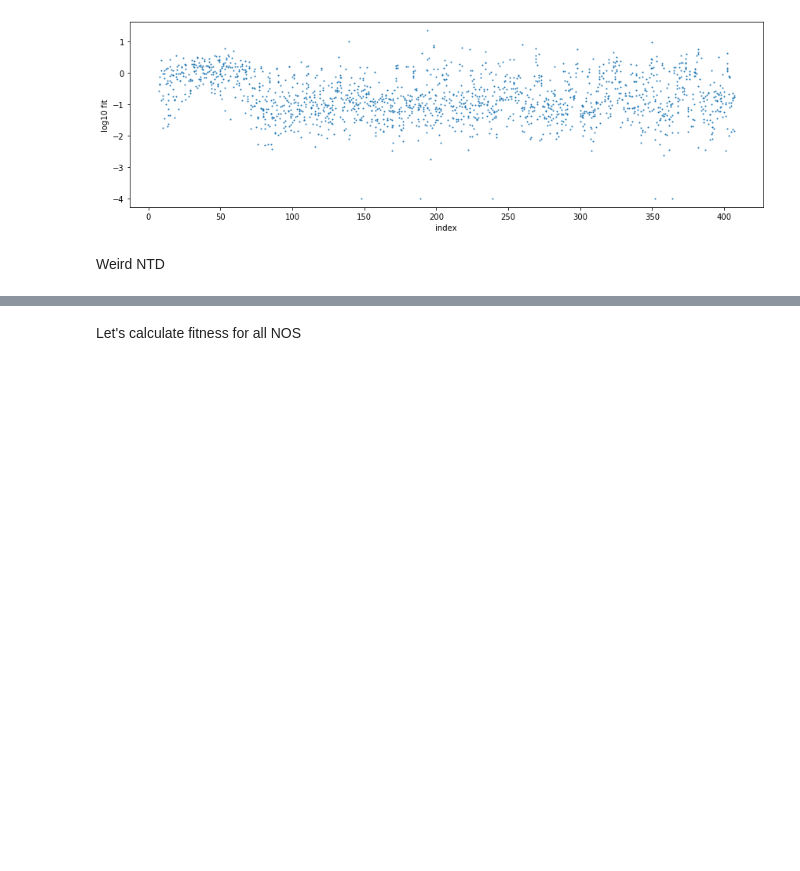
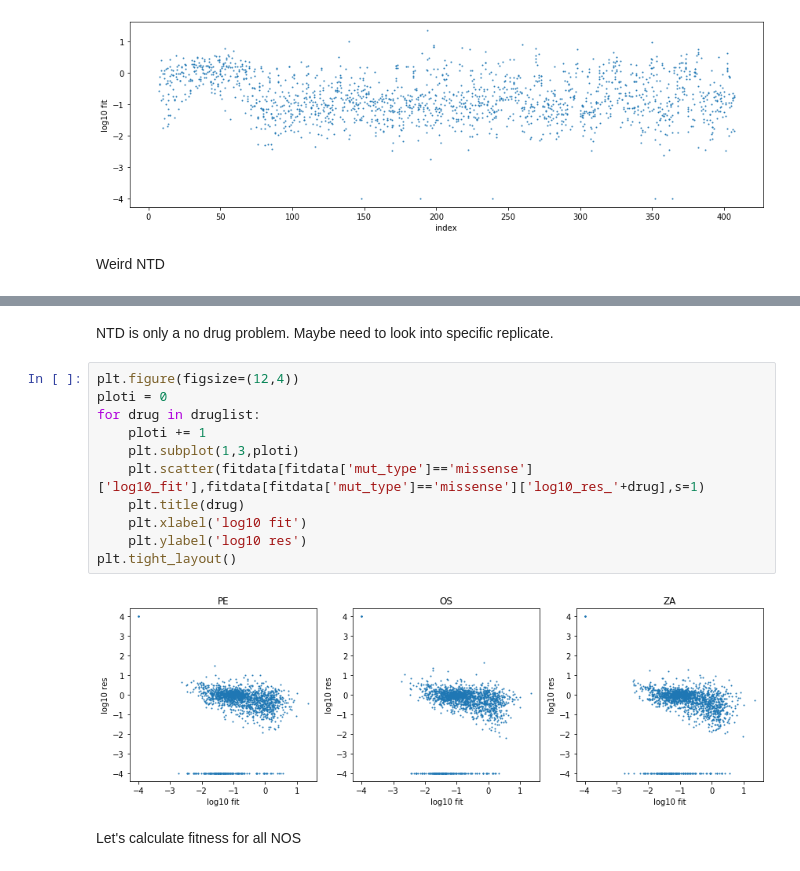
Before and after one commit to Tian-hao/flu_NA, a Jupyter notebook: NA_NOA.ipynb, the cells around one changed output, grey strips where cells are left out. Saved outputs shown, nothing was run; the diff lists cells and outputs as text; blank space fills up the shorter version.

```diff
--- a/NA_NOA.ipynb
+++ b/NA_NOA.ipynb
@@ -76,3 +108,18 @@ Weird NTD
+# %% [markdown]
+NTD is only a no drug problem. Maybe need to look into specific replicate.
+# %%
+plt.figure(figsize=(12,4))
+ploti = 0
+for drug in druglist:
+    ploti += 1
+    plt.subplot(1,3,ploti)
+    plt.scatter(fitdata[fitdata['mut_type']=='missense']['log10_fit'],fitdata[fitdata['mut_type']=='missense']['log10_res_'+drug],s=1)
+    plt.title(drug)
+    plt.xlabel('log10 fit')
+    plt.ylabel('log10 res')
+plt.tight_layout()
+# %% [output]
+[figure, added]
 # %% [markdown]
 Let's calculate fitness for all NOS
 # %%
```
Also changed, not shown: parts of 6 cells of this notebook.
